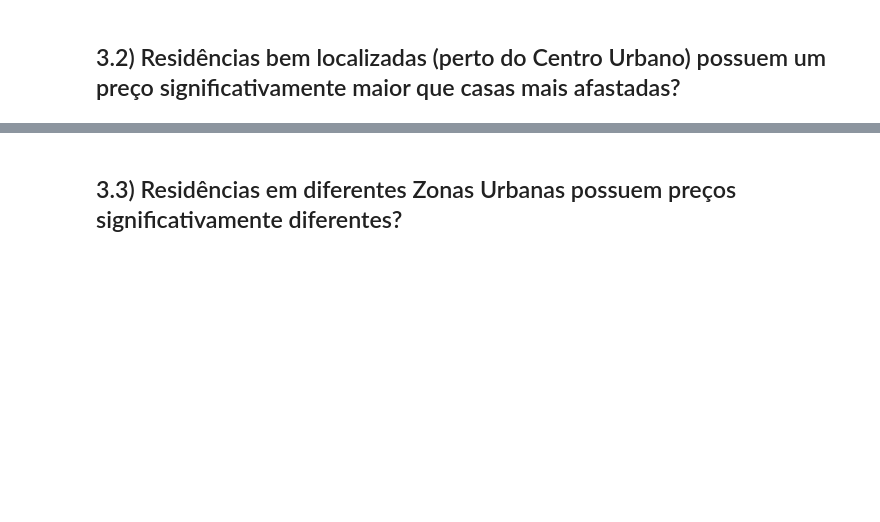
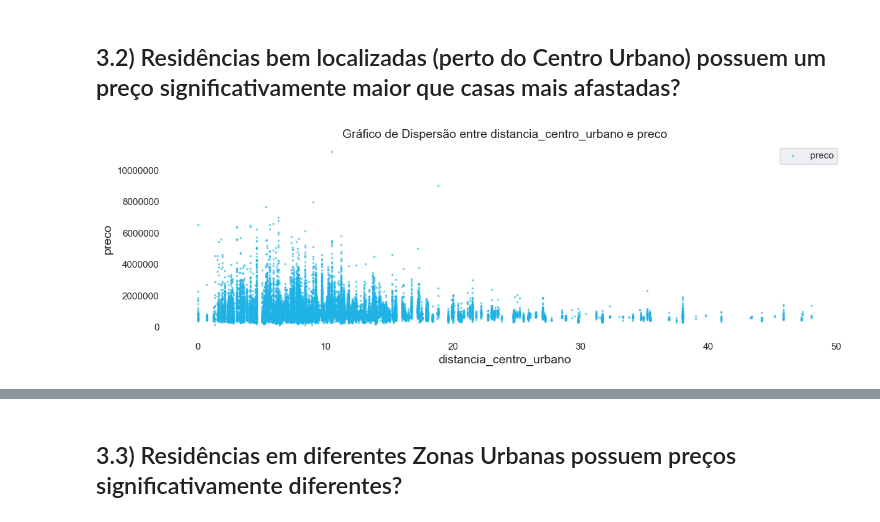
Before and after one commit to leonardovargas10/Modelo_Analise_Imoveis, a Jupyter notebook: analise_imoveis.ipynb, the cells around one changed output, grey strips where cells are left out. Saved outputs shown, nothing was run; the diff lists cells and outputs as text; code cells hidden in the pictures; blank space fills up the shorter version.

```diff
--- a/analise_imoveis.ipynb
+++ b/analise_imoveis.ipynb
@@ -405,3 +409,15 @@ def plota_boxplot(lista_variaveis, df, linhas, colunas, titulo):
+# %%
+def plota_dispersao(x, y, dados):
+    plt.figure(figsize = (14, 4))
+    plt.scatter(data = dados, x = x, y = y, color='#1FB3E5', s = 10, alpha = 0.50, marker = '.')
+    plt.title(f'Gráfico de Dispersão entre {x} e {y}', fontsize = 14)
+    plt.xlabel(f'{x}', fontsize = 14)
+    plt.ylabel(f'{y}', fontsize = 14)
+    plt.grid(False)
+    plt.box(False)
+    plt.ticklabel_format(style='plain')
+    plt.legend(loc = 'best')
+    plt.show()
 # %% [markdown]
 ## Funções de Estatística
 # %% [markdown]
@@ -746,3 +764,7 @@ analisa_correlacao('pearson', df_train)
 #### 3. As demais variáveis aparentemente não tem uma relação linear muito forte com a variável preço.
 # %% [markdown]
 ## 3.2) Residências bem localizadas (perto do Centro Urbano) possuem um preço significativamente maior que casas mais afastadas?
+# %%
+plota_dispersao('distancia_centro_urbano', 'preco', df_train)
+# %% [output]
+[figure, added]
```
Also changed, not shown: parts of 7 cells of this notebook.
